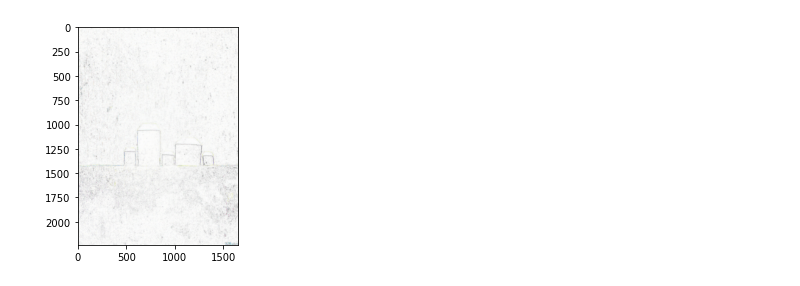
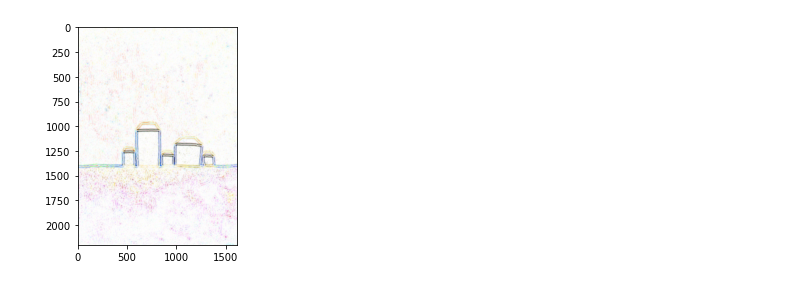
Before and after one commit to xekchansky/Color-Processing-Pipeline, a Jupyter notebook: Example.ipynb, the cells around one changed output. Cells and saved outputs as stored; diff of their text form; code cells hidden in the pictures.

Commit message:
Update added filters creation added parallel processing of filters

```diff
--- a/Example.ipynb
+++ b/Example.ipynb
@@ -8,15 +9,15 @@ from matplotlib.pyplot import imshow
 # %%
 input_path = 'data'
 output_path = 'output'
 
 dl = Data_Loader(input_path, output_path)
-pipe = Pipeline([Processes.Filter([[-1,-1,-1],[-1,8,-1],[-1,-1,-1]]),
+pipe = Pipeline([Processes.Filter(-Filters.Make_Flat_Laplacian_Filter(10,20), parallel_method='row', workers=8),
                  Processes.Normalize_Image(),
                  Processes.Reverse_Image()])
 
 for i, image in enumerate(dl):
     res = pipe.process(image)
     dl.write(i,res)
     imshow(res)
 # %% [output]
-[figure, old version]
+[figure, new version]
```
Also changed, not shown: parts of 2 cells of this notebook, 3 other files.
